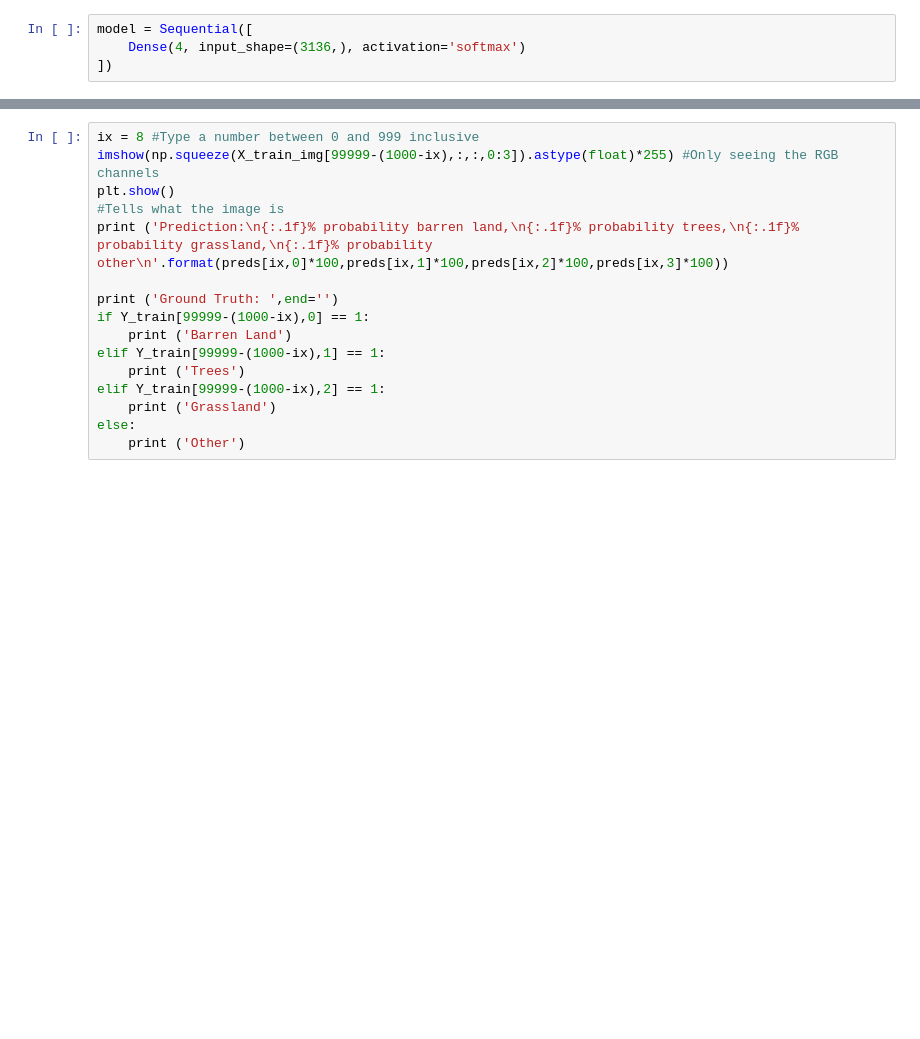
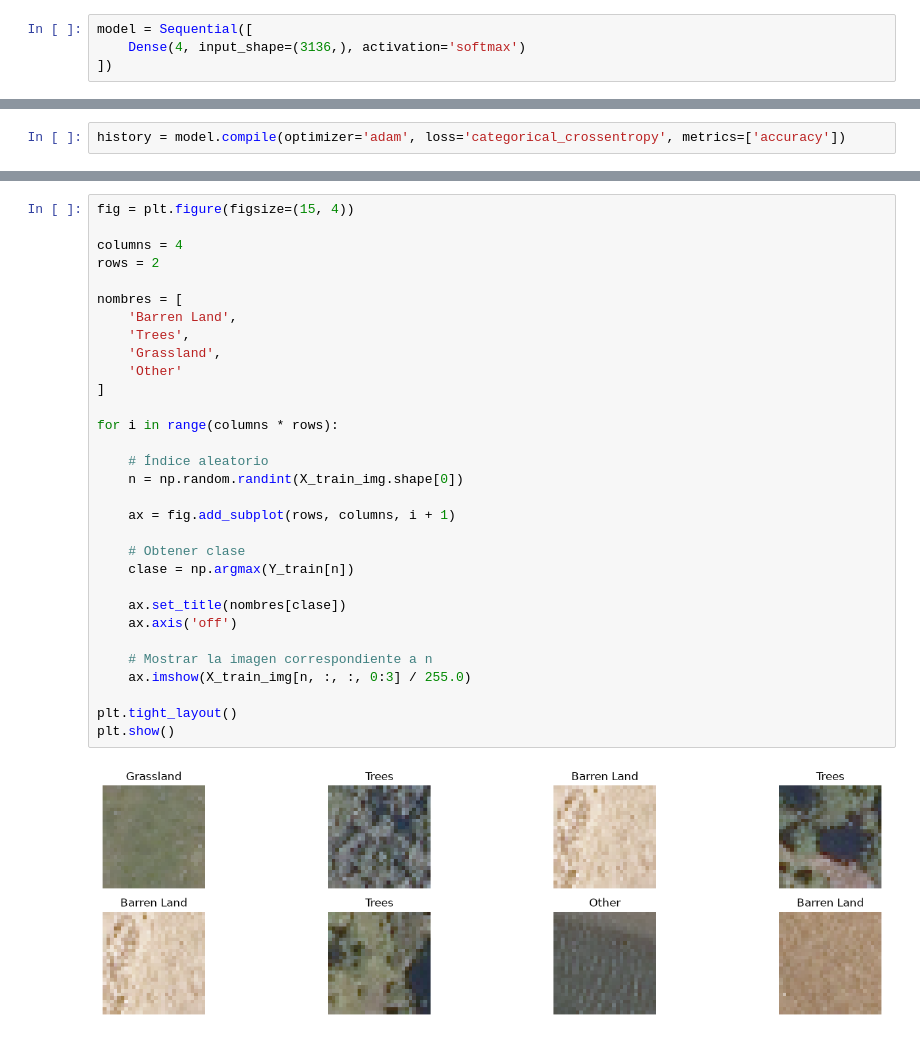
Before and after one commit to HectorDeSosa/iappii, a Jupyter notebook: DeepSat.ipynb, the cells around one changed output, grey strips where cells are left out. Cells and saved outputs as stored; diff of their text form; blank space fills up the shorter version.

```diff
--- a/DeepSat.ipynb
+++ b/DeepSat.ipynb
@@ -98,0 +153,2 @@ X_train = X_train/255
+# %%
+history = model.compile(optimizer='adam', loss='categorical_crossentropy', metrics=['accuracy'])
@@ -105,16 +193,33 @@ preds = model.predict(X_train[-1000:], verbose=1)
-# %%
-ix = 8 #Type a number between 0 and 999 inclusive
-imshow(np.squeeze(X_train_img[99999-(1000-ix),:,:,0:3]).astype(float)*255) #Only seeing the RGB channels
-plt.show()
-#Tells what the image is
-print ('Prediction:\n{:.1f}% probability barren land,\n{:.1f}% probability trees,\n{:.1f}% probability grassland,\n{:.1f}% probability other\n'.format(preds[ix,0]*100,preds[ix,1]*100,preds[ix,2]*100,preds[ix,3]*100))
-
-print ('Ground Truth: ',end='')
-if Y_train[99999-(1000-ix),0] == 1:
-    print ('Barren Land')
-elif Y_train[99999-(1000-ix),1] == 1:
-    print ('Trees')
-elif Y_train[99999-(1000-ix),2] == 1:
-    print ('Grassland')
-else:
-    print ('Other')
+# %%
+fig = plt.figure(figsize=(15, 4))
+
+columns = 4
+rows = 2
+
+nombres = [
+    'Barren Land',
+    'Trees',
+    'Grassland',
+    'Other'
+]
+
+for i in range(columns * rows):
+
+    # Índice aleatorio
+    n = np.random.randint(X_train_img.shape[0])
+
+    ax = fig.add_subplot(rows, columns, i + 1)
+
+    # Obtener clase
+    clase = np.argmax(Y_train[n])
+
+    ax.set_title(nombres[clase])
+    ax.axis('off')
+
+    # Mostrar la imagen correspondiente a n
+    ax.imshow(X_train_img[n, :, :, 0:3] / 255.0)
+
+plt.tight_layout()
+plt.show()
+# %% [output]
+[figure, added]
```
Also changed, not shown: parts of 19 cells of this notebook, 2 other files.
